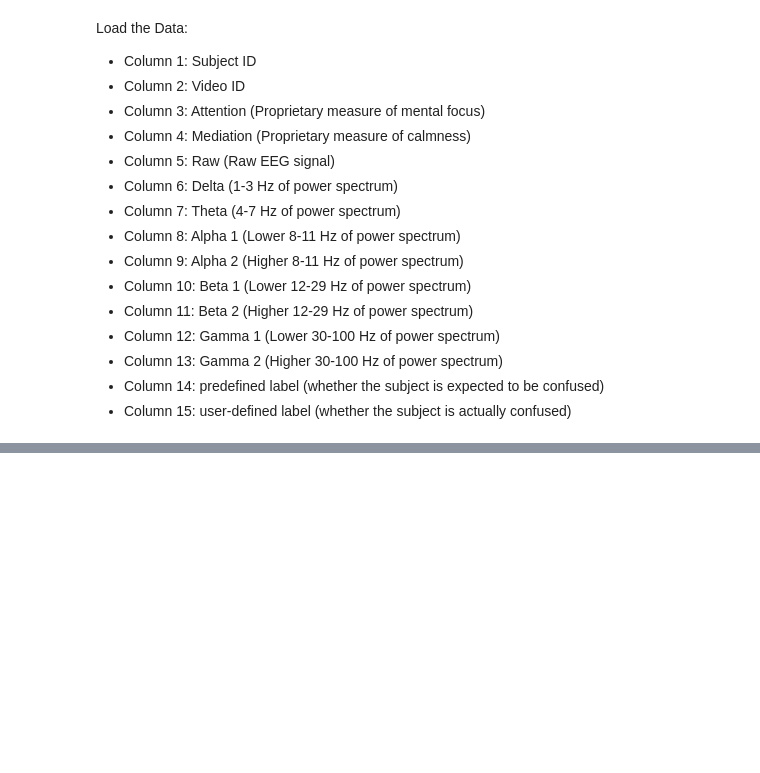
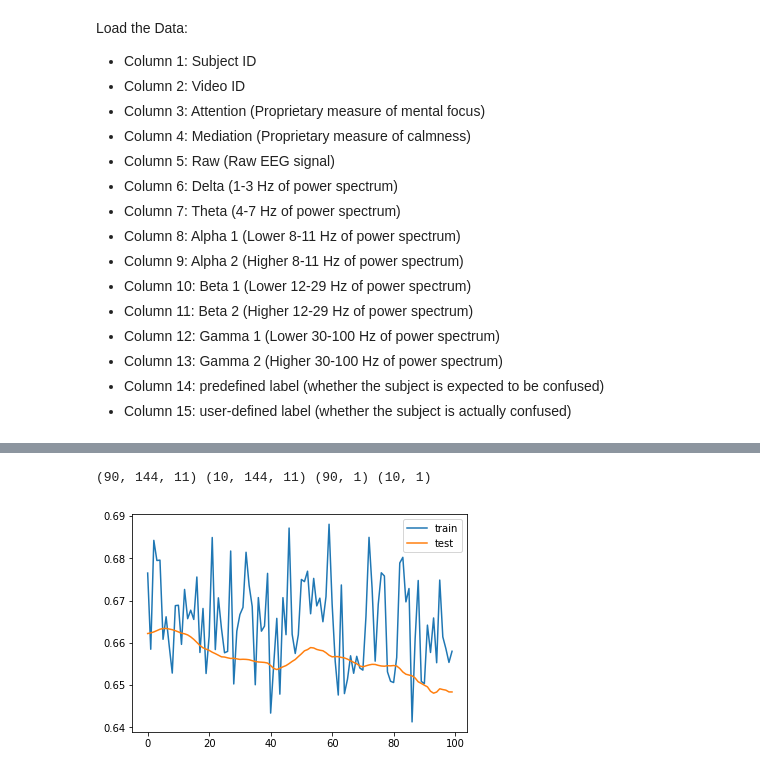
Before and after one commit to mehmani/DNNs-for-EEG-Signals, a Jupyter notebook: Untitled.ipynb, the cells around one changed output, grey strips where cells are left out. Drawn from its saved outputs; the diff is of its cells as text; code cells hidden in the pictures; blank space fills up the shorter version.

```diff
--- a/Untitled.ipynb
+++ b/Untitled.ipynb
@@ -27,0 +369,49 @@ plt.show()
+# %%
+# Manual Padding to fixed size:
+k=0
+VideoID = list(set(Train[:,1]))
+SubjectID = list(set(Train[:,0]))
+for i in range(len(SubjectID)):
+    for j in range(len(VideoID)):
+        Xtemp=Train[(Train[:,0]==SubjectID[i]) & (Train[:,1]==VideoID[j])]
+        z = np.zeros((A-Xtemp.shape[0], 11), dtype=Train.dtype)
+        Xt=np.concatenate((Xtemp[:,2:13], z), axis=0)
+        Xt = Xt.reshape(1, A, -1)
+        yt= Xtemp[:,14].mean().reshape(1, -1)
+        if k!=0:
+            Xtrain = np.vstack((Xtrain,Xt))
+            ytrain = np.vstack((ytrain,yt))
+        else:
+            Xtrain=Xt
+            ytrain=yt
+            k=1
+
+k=0
+VideoID = list(set(Test[:,1]))
+for i in range(len(VideoID)):
+    Xtemp=Test[Test[:,1]==VideoID[i]]
+    z = np.zeros((A-Xtemp.shape[0], 11), dtype=Train.dtype)
+    Xt=np.concatenate((Xtemp[:,2:13], z), axis=0)
+    Xt = Xt.reshape(1, A, -1)
+    yt= Xtemp[:,14].mean().reshape(1, -1)
+
+    if k!=0:
+        Xtest = np.vstack((Xtest,Xt))
+        ytest = np.vstack((ytest,yt))
+    else:
+        Xtest=Xt
+        ytest=yt
+        k=1
+print(Xtrain.shape, Xtest.shape, ytrain.shape, ytest.shape)
+# %% [output]
+(90, 144, 11) (10, 144, 11) (90, 1) (10, 1)
+# %%
+history = model4.fit(Xtrain, ytrain, epochs=100, batch_size=30, validation_data=(Xtest, ytest), verbose=0)
+# %%
+# plot history
+plt.plot(history.history['loss'], label='train')
+plt.plot(history.history['val_loss'], label='test')
+plt.legend()
+plt.show()
+# %% [output]
+[figure, added]
```
Also changed, not shown: parts of 36 cells of this notebook, 4 other files.
